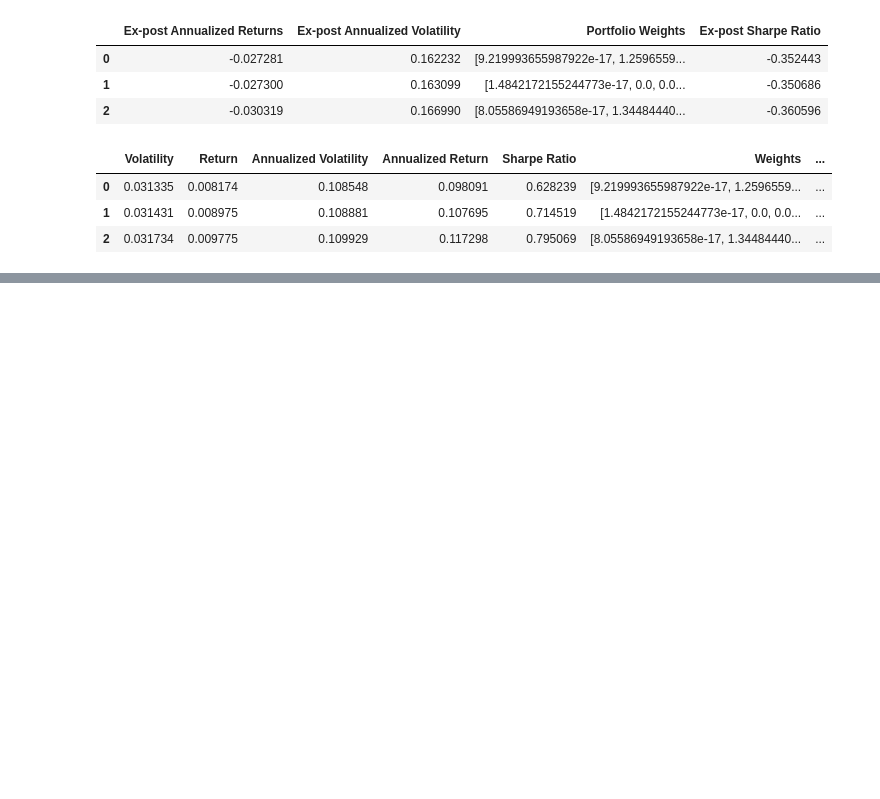
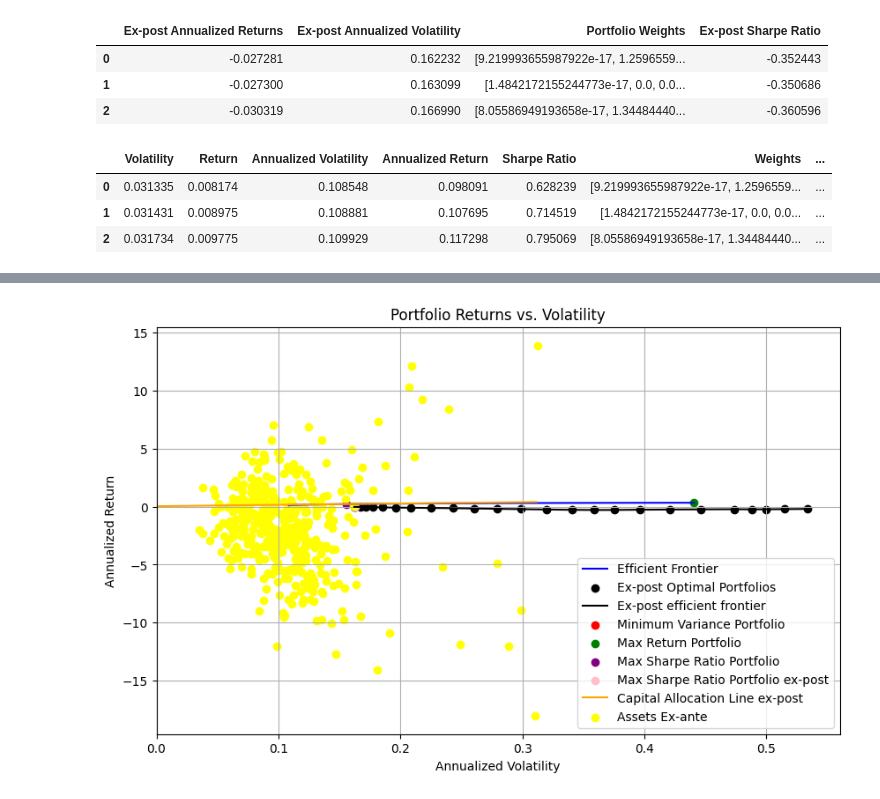
Before and after one commit to GiammarcoBozzelli/SEF, a Jupyter notebook: main.ipynb, the cells around one changed output, grey strips where cells are left out. Drawn from its saved outputs; the diff is of its cells as text; code cells hidden in the pictures; blank space fills up the shorter version.

```diff
--- a/main.ipynb
+++ b/main.ipynb
@@ -660,0 +693,2 @@ efficient portfolios over the same sample period.
+# %%
+df_Assets_ret_vol = pd.DataFrame()
@@ -660,0 +715,5 @@ efficient portfolios over the same sample period.
+# %%
+df_Assets_ret_vol['FIRMS'] = df_M_returns_22_E.columns.tolist()
+df_Assets_ret_vol['Returns'] = df_M_returns_22_E.mean().tolist()
+df_Assets_ret_vol['Returns'] = df_assets_ret_vol['Returns'] *12
+df_Assets_ret_vol['Volatility'] = df_M_returns_22_E.std().tolist()
@@ -660,0 +736,46 @@ efficient portfolios over the same sample period.
+# %%
+#Find the index of the maximum value in the 'Ex-post Sharpe Ratio' column of the dataFrame
+max_sharpe_index_expost = df_portfolio_22['Ex-post Sharpe Ratio'].idxmax()
+
+#Get the ex-post volatility and the ex-post return of the maximum ex-post sharpe ratio portfolio
+max_sharpe_volatility_expost = df_portfolio_22.loc[max_sharpe_index_expost, 'Ex-post Annualized Volatility']
+max_sharpe_return_expost = df_portfolio_22.loc[max_sharpe_index_expost, 'Ex-post Annualized Returns']
+
+#Define the boundaries of the ex-post CAL
+CAL_x_expost = max_sharpe_volatility_expost * 1.2
+CAL_y_expost = rfr_expected + (CAL_x_expost * (max_sharpe_return_expost - rfr_expected) / max_sharpe_volatility_expost)
+
+#Plot the figure
+#Initialize the figure
+plt.figure(figsize=(10, 6))
+
+#Plot the efficient frontier ex-ante
+#plt.scatter(df_frontier_high['Annualized Volatility'], df_frontier_high['Annualized Return'], color='blue', label='Optimal Portfolios')
+plt.plot(df_frontier_high['Annualized Volatility'], df_frontier_high['Annualized Return'], color='blue', label='Efficient Frontier')
+
+#Plot the efficient frontier ex-post
+plt.scatter(df_portfolio_22['Ex-post Annualized Volatility'], df_portfolio_22['Ex-post Annualized Returns'], color='black', label='Ex-post Optimal Portfolios')
+plt.plot(df_portfolio_22['Ex-post Annualized Volatility'], df_portfolio_22['Ex-post Annualized Returns'], color='black', label='Ex-post efficient frontier')
+
+#Plot the MVP, MaxRP, Max Sharpe Ratio Portfolio (ex-ante), Max Sharpe Ratio Portfolio ex-post
+plt.scatter(df_frontier_high.loc[MVP_index, 'Annualized Volatility'], df_frontier_high.loc[MVP_index, 'Annualized Return'], color='red', label='Minimum Variance Portfolio')
+plt.scatter(df_frontier_high.loc[MaxRP_index, 'Annualized Volatility'], df_frontier_high.loc[MaxRP_index, 'Annualized Return'], color='green', label='Max Return Portfolio')
+plt.scatter(df_frontier_high.loc[max_sharpe_index, 'Annualized Volatility'], df_frontier_high.loc[max_sharpe_index, 'Annualized Return'], color='purple', label='Max Sharpe Ratio Portfolio')
+plt.scatter(max_sharpe_volatility_expost, max_sharpe_return_expost, color='pink', label='Max Sharpe Ratio Portfolio ex-post')
+
+#Plot the ex-post CAL
+plt.plot([0, CAL_x], [rfr_expected, CAL_y], color='orange', label='Capital Allocation Line ex-post')
+
+#Plot the assets ex-post
+plt.scatter(df_Assets_ret_vol['Volatility'], df_Assets_ret_vol['Returns'], color='yellow', label='Assets Ex-ante')
+
+#Add title, legends, ect
+plt.xlim(0)
+plt.title('Portfolio Returns vs. Volatility')
+plt.xlabel('Annualized Volatility')
+plt.ylabel('Annualized Return')
+plt.legend()
+plt.grid(True)
+plt.show()
+# %% [output]
+[figure, added]
```
Also changed, not shown: parts of 21 cells of this notebook.
